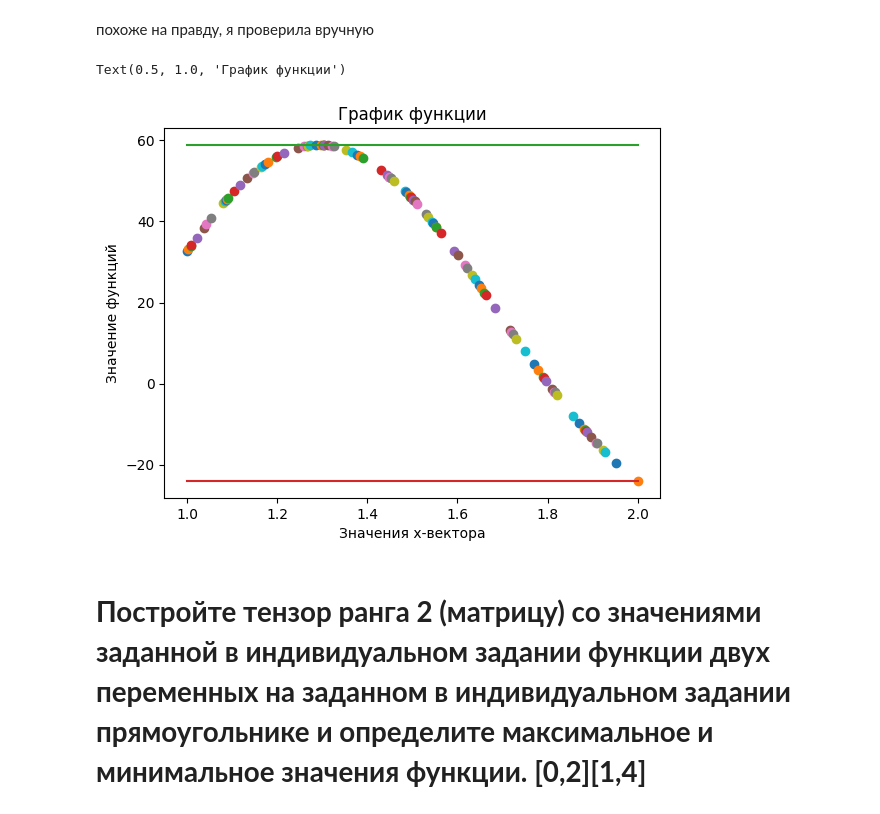
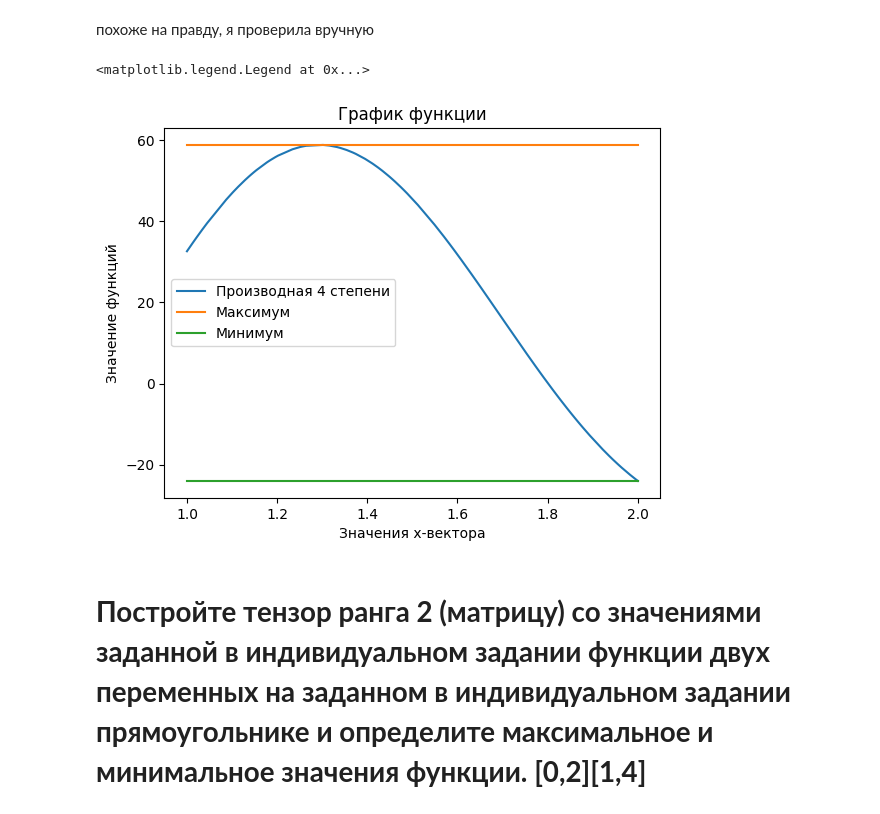
Before and after one commit to kjxeez/machine-learning, a Jupyter notebook: Tensorflow.ipynb, the cells around one changed output. Saved outputs shown, nothing was run; the diff lists cells and outputs as text; code cells hidden in the pictures.

```diff
--- a/Tensorflow.ipynb
+++ b/Tensorflow.ipynb
@@ -144,24 +144,25 @@ dy/dx = tf.Tensor(
 # %%
 maxx = tf.reduce_max(d4ydx4)
 minn = tf.reduce_min(d4ydx4)
-
+x = tf.reshape(x, (-1, 1))
+d4ydx4 = tf.reshape(d4ydx4, (-1, 1))
 fig, ax = plt.subplots()
 
-line_down = ax.plot(x, d4ydx4.numpy(), 'o', label='Производная 4 степени')
+line_down = ax.plot(x, d4ydx4.numpy(), label = 'Производная 4 степени')
 
 
 # Добавляем прямые, соответствующие максимальному и минимальному значению функции
-ax.plot([1, 2], [maxx, maxx], label='Максимум')
-ax.plot([1, 2], [minn, minn], label='Минимум')
+a=ax.plot([1, 2], [maxx, maxx], label='Максимум')
+b=ax.plot([1, 2], [minn, minn], label='Минимум')
 
 # Добавляем подписи осей, заголовок и легенду
 ax.set_xlabel('Значения x-вектора')
 ax.set_ylabel('Значение функций')
 ax.set_title('График функции')
-#ax.legend()
+ax.legend()
 # %% [output]
-Text(0.5, 1.0, 'График функции')
+<matplotlib.legend.Legend at 0x...>
-[figure, old version]
+[figure, new version]
 # %%
 del tape
 # %% [markdown]
```
Also changed, not shown: parts of 12 cells of this notebook.
